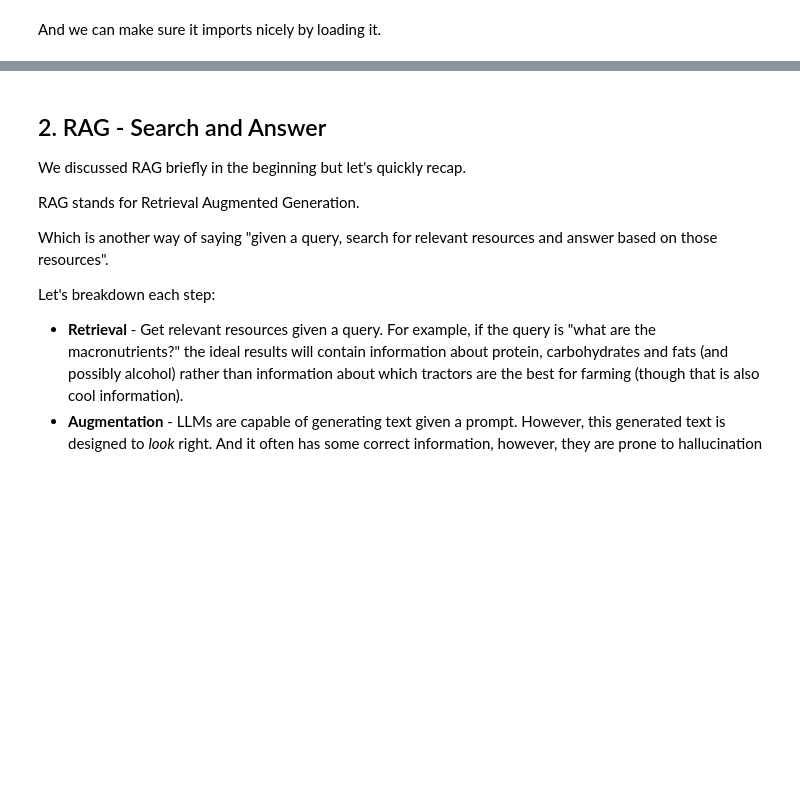
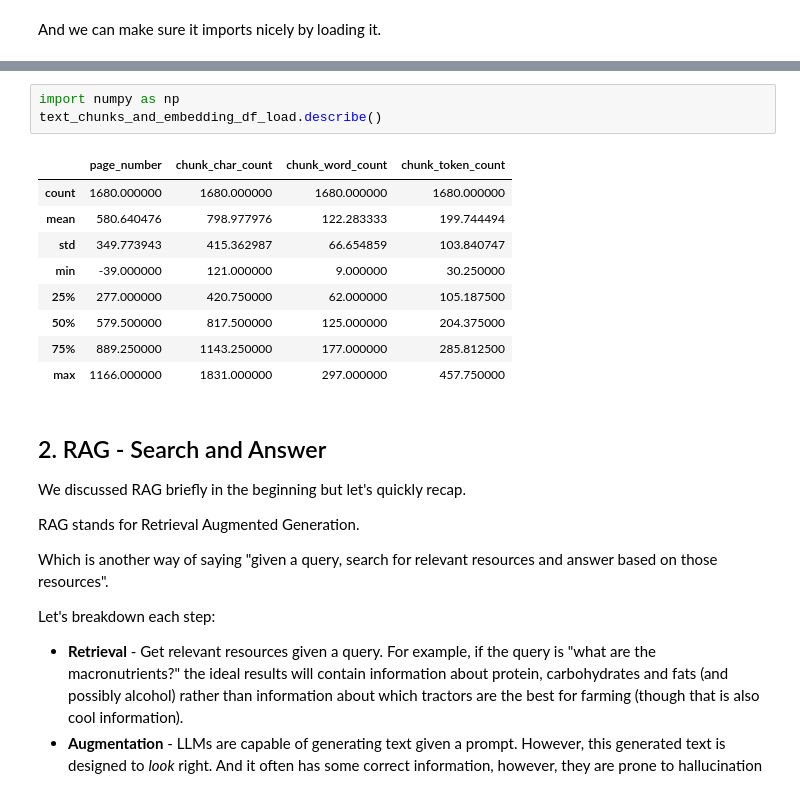
Before and after one commit to to1891/simple-local-rag, a Jupyter notebook: 00-simple-local-rag.ipynb, the cells around one changed output, grey strips where cells are left out. Cells and saved outputs as stored; diff of their text form; blank space fills up the shorter version.

```diff
--- a/00-simple-local-rag.ipynb
+++ b/00-simple-local-rag.ipynb
@@ -882,3 +888,16 @@ So you could input a document on one end and have embeddings come out the other
+# %%
+import numpy as np
+text_chunks_and_embedding_df_load.describe()
+# %% [output]
+|  | page_number | chunk_char_count | chunk_word_count | chunk_token_count |
+| count | 1680.000000 | 1680.000000 | 1680.000000 | 1680.000000 |
+| mean | 580.640476 | 798.977976 | 122.283333 | 199.744494 |
+| std | 349.773943 | 415.362987 | 66.654859 | 103.840747 |
+| min | -39.000000 | 121.000000 | 9.000000 | 30.250000 |
+| 25% | 277.000000 | 420.750000 | 62.000000 | 105.187500 |
+| 50% | 579.500000 | 817.500000 | 125.000000 | 204.375000 |
+| 75% | 889.250000 | 1143.250000 | 177.000000 | 285.812500 |
+| max | 1166.000000 | 1831.000000 | 297.000000 | 457.750000 |
 # %% [markdown]
 ## 2. RAG - Search and Answer
 
```
Also changed, not shown: parts of 27 cells of this notebook.
